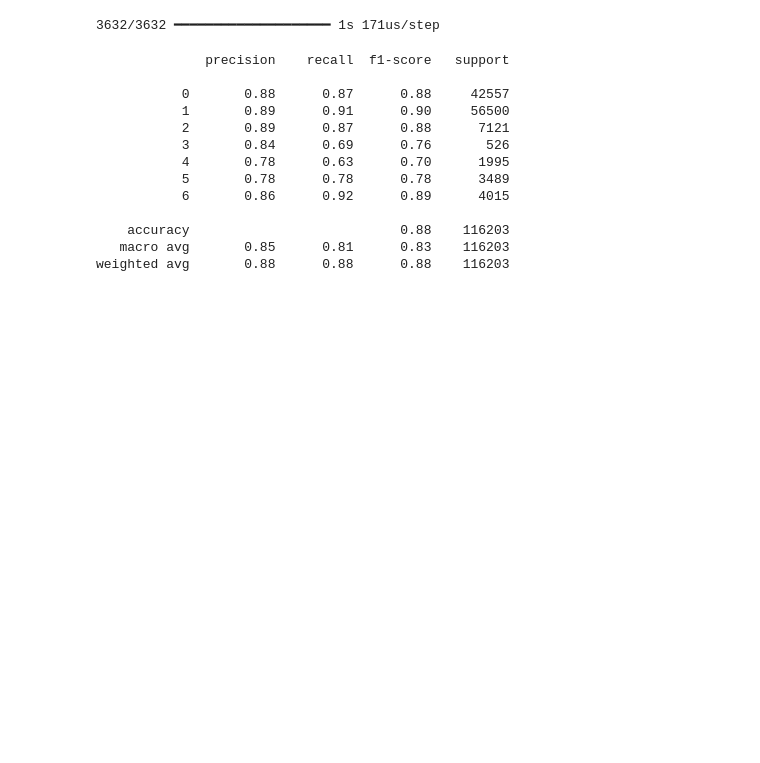
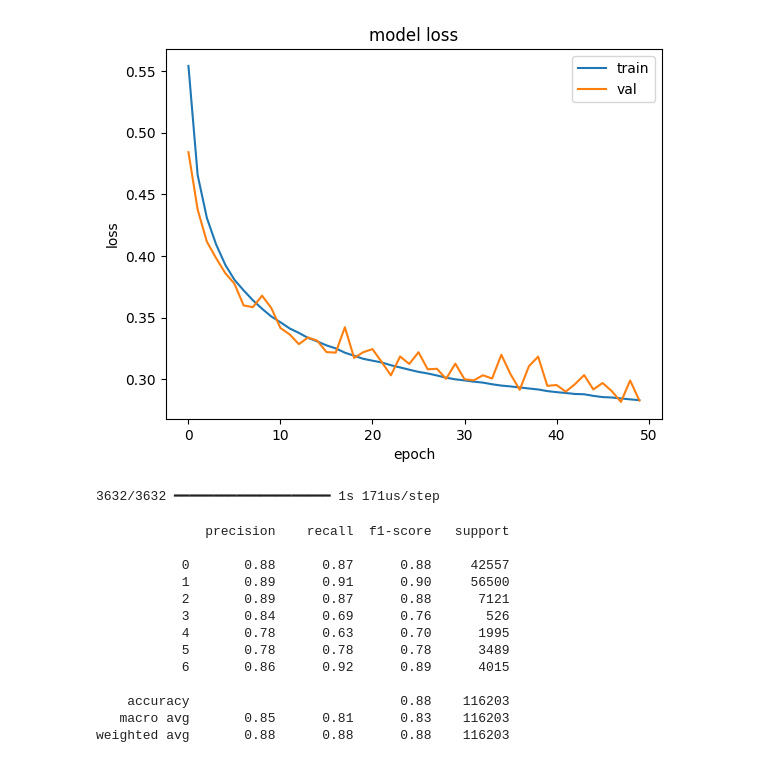
Before and after one commit to Nelderingg/Python, a Jupyter notebook: forest_cover_classification/cover_type.ipynb, the cells around one changed output. Saved outputs shown, nothing was run; the diff lists cells and outputs as text; code cells hidden in the pictures; blank space fills up the shorter version.

```diff
--- a/forest_cover_classification/cover_type.ipynb
+++ b/forest_cover_classification/cover_type.ipynb
@@ -75,3 +100,7 @@ Epoch 50/50
+# %%
+plot_history(history, 'loss')
+# %% [output]
+[figure, added]
 # %%
 predictions = model.predict(features_test_scaled)
 labels_predict_classes = np.argmax(predictions, axis=1)
```
Also changed, not shown: parts of 3 cells of this notebook.
